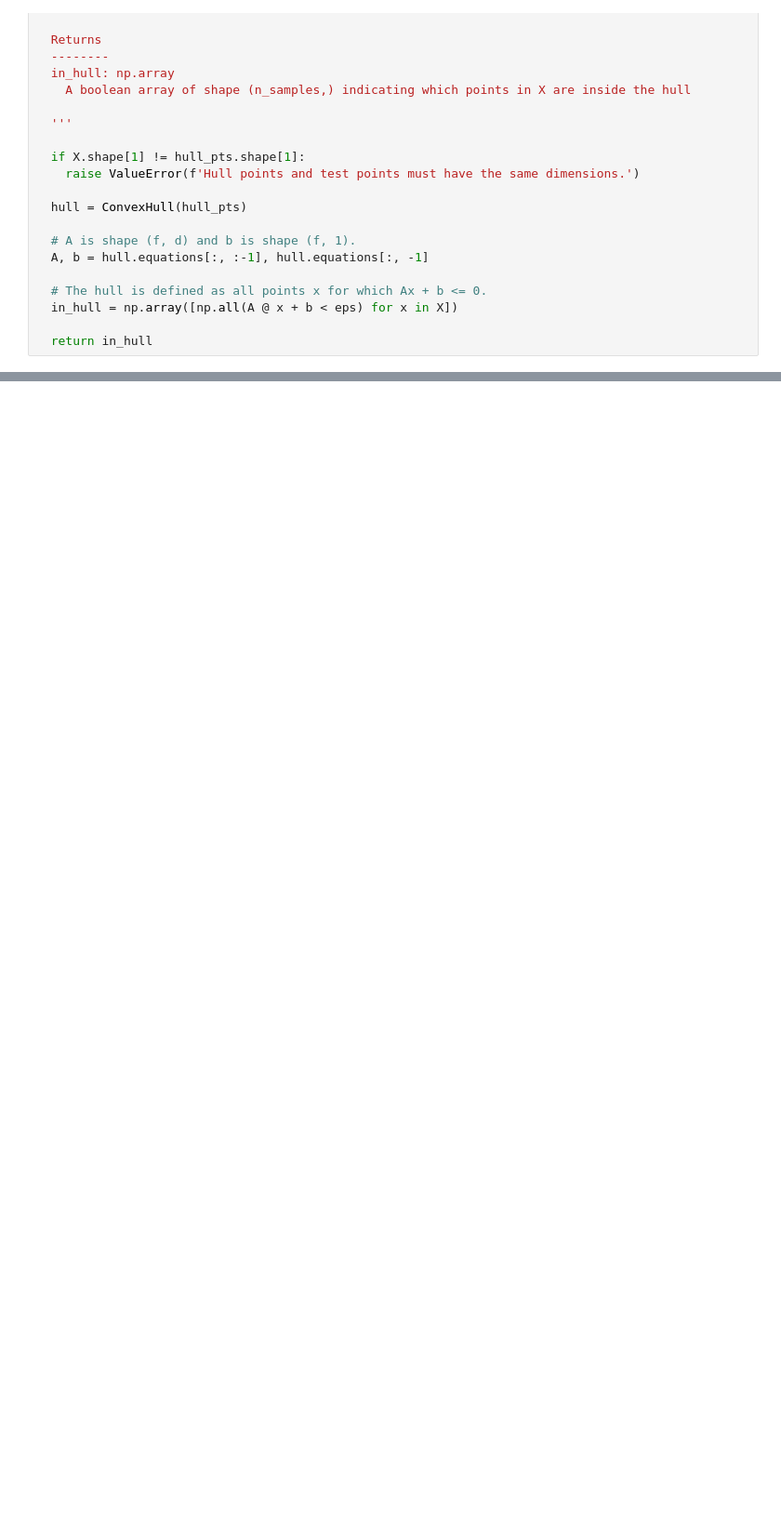
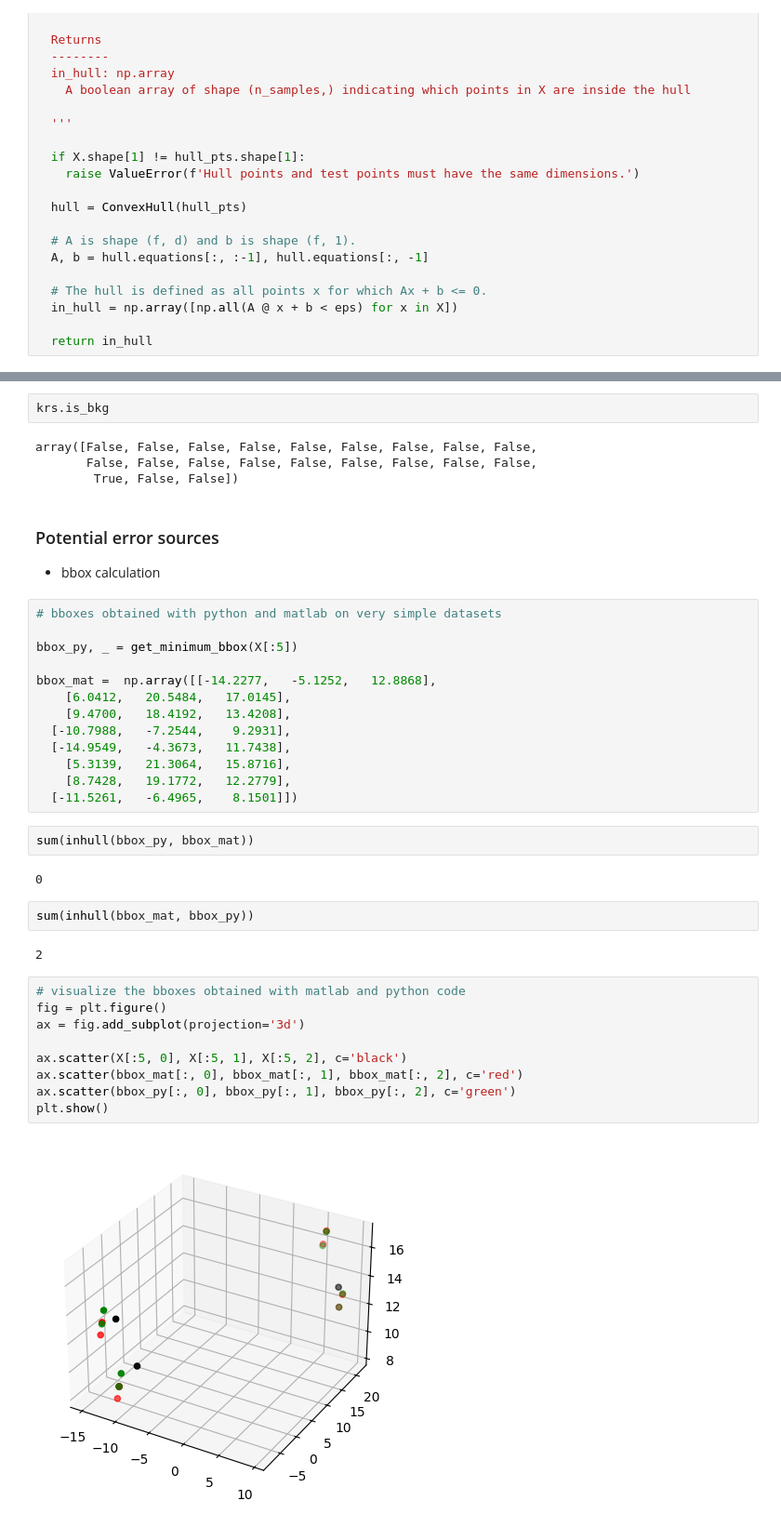
Before and after one commit to samhouliston/DSL_Quake_Fault_Reconstruction, a Jupyter notebook: notebooks/agglomerative_gaussian.ipynb, the cells around one changed output, grey strips where cells are left out. Shown: that part at 93% size. Drawn from its saved outputs; the diff is of its cells as text; blank space fills up the shorter version.

```diff
--- a/notebooks/agglomerative_gaussian.ipynb
+++ b/notebooks/agglomerative_gaussian.ipynb
@@ -1050,0 +1180,42 @@ def run_fault_reconstruction(X: np.ndarray,
+# %%
+krs.is_bkg
+# %% [output]
+array([False, False, False, False, False, False, False, False, False,
+       False, False, False, False, False, False, False, False, False,
+        True, False, False])
+# %% [markdown]
+### Potential error sources
+
+* bbox calculation
+# %%
+# bboxes obtained with python and matlab on very simple datasets
+
+bbox_py, _ = get_minimum_bbox(X[:5])
+
+bbox_mat =  np.array([[-14.2277,   -5.1252,   12.8868],
+    [6.0412,   20.5484,   17.0145],
+    [9.4700,   18.4192,   13.4208],
+  [-10.7988,   -7.2544,    9.2931],
+  [-14.9549,   -4.3673,   11.7438],
+    [5.3139,   21.3064,   15.8716],
+    [8.7428,   19.1772,   12.2779],
+  [-11.5261,   -6.4965,    8.1501]])
+# %%
+sum(inhull(bbox_py, bbox_mat))
+# %% [output]
+0
+# %%
+sum(inhull(bbox_mat, bbox_py))
+# %% [output]
+2
+# %%
+# visualize the bboxes obtained with matlab and python code
+fig = plt.figure()
+ax = fig.add_subplot(projection='3d')
+
+ax.scatter(X[:5, 0], X[:5, 1], X[:5, 2], c='black')
+ax.scatter(bbox_mat[:, 0], bbox_mat[:, 1], bbox_mat[:, 2], c='red')
+ax.scatter(bbox_py[:, 0], bbox_py[:, 1], bbox_py[:, 2], c='green')
+plt.show()
+# %% [output]
+[figure, added]
```
Also changed, not shown: parts of 14 cells of this notebook, 35 other files.
